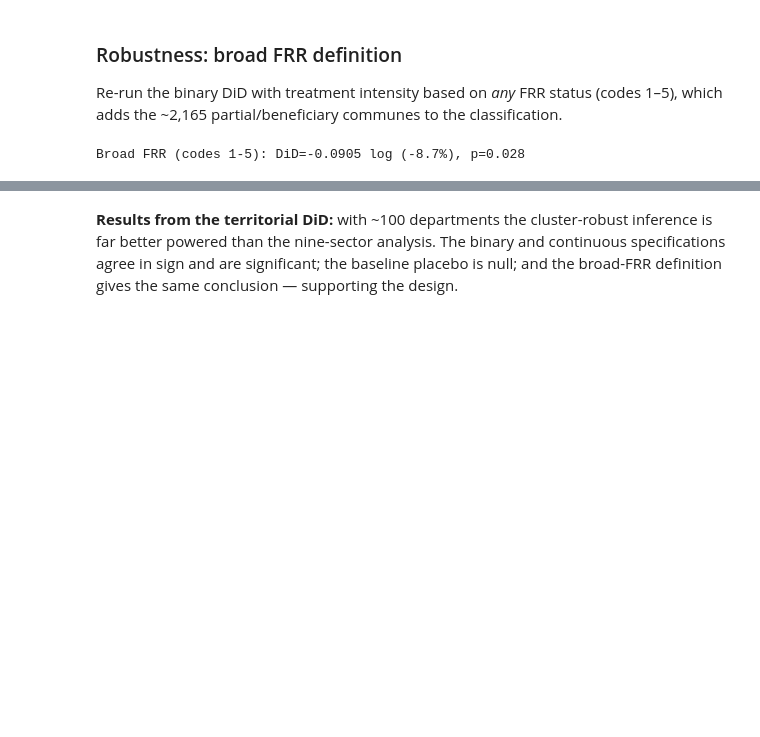
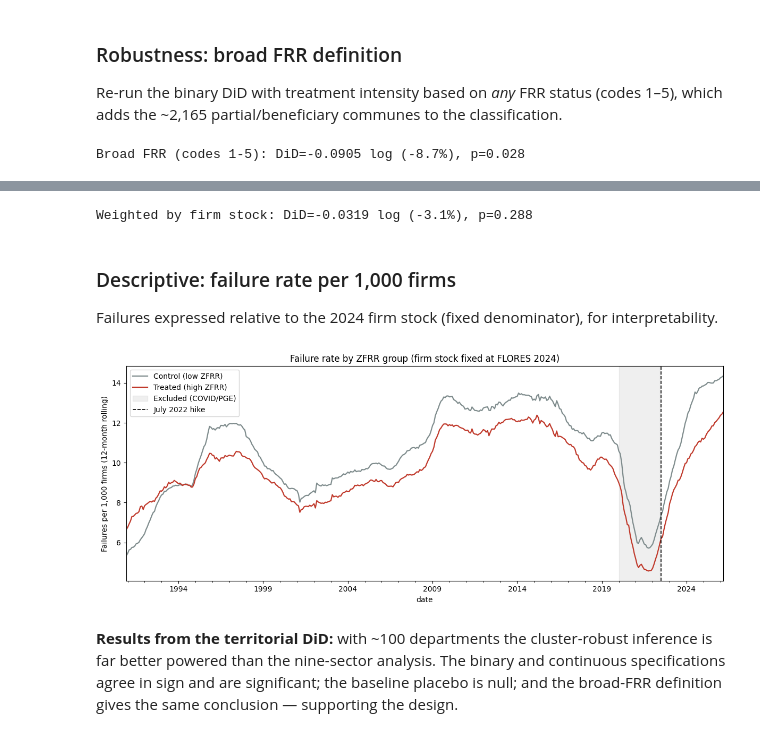
Before and after one commit to nilsgdc/ecb-rate-shock-sme-failures, a Jupyter notebook: notebooks/04_territorial.ipynb, the cells around one changed output, grey strips where cells are left out. Drawn from its saved outputs; the diff is of its cells as text; code cells hidden in the pictures; blank space fills up the shorter version.

Commit message:
Weight the territorial estimate by firm counts

```diff
--- a/notebooks/04_territorial.ipynb
+++ b/notebooks/04_territorial.ipynb
@@ -139,3 +142,36 @@ Broad FRR (codes 1-5): DiD=-0.0905 log (-8.7%), p=0.028
+# %%
+firm = load_firm_counts_by_department()
+s2 = s.copy()
+s2['firm_count'] = s2['dept'].map(firm)
+s2 = s2.dropna(subset=['firm_count'])
+mw = smf.wls('log_failures ~ C(dept) + post + did', data=s2, weights=s2['firm_count']).fit(
+    cov_type='cluster', cov_kwds={'groups': s2['dept']})
+print(f"Weighted by firm stock: DiD={mw.params['did']:+.4f} log "
+      f"({np.expm1(mw.params['did'])*100:+.1f}%), p={mw.pvalues['did']:.3f}")
+# %% [output]
+Weighted by firm stock: DiD=-0.0319 log (-3.1%), p=0.288
+# %% [markdown]
+### Descriptive: failure rate per 1,000 firms
+Failures expressed relative to the 2024 firm stock (fixed denominator), for interpretability.
+# %%
+r = panel.copy()
+r['firm_count'] = r['dept'].map(firm)
+r = r[(r['firm_count'] > 0) & (r['failures'] > 0)]
+r['rate'] = r['failures'] / r['firm_count'] * 1000
+gr = (r.groupby([r['date'], 'treated'])['rate'].mean()
+      .unstack().rename(columns={1: 'Treated (high ZFRR)', 0: 'Control (low ZFRR)'}))
+fig, ax = plt.subplots(figsize=(12, 5))
+gr.plot(ax=ax, color={'Treated (high ZFRR)': '#c0392b', 'Control (low ZFRR)': '#7f8c8d'}, lw=1.6)
+ax.axvspan(cleaning.COVID_START, cleaning.COVID_END, alpha=0.12, color='gray', label='Excluded (COVID/PGE)')
+ax.axvline(cleaning.ECB_FIRST_HIKE, color='black', ls='--', lw=1.2, label='July 2022 hike')
+ax.set_ylabel('Failures per 1,000 firms (12-month rolling)')
+ax.set_title('Failure rate by ZFRR group (firm stock fixed at FLORES 2024)')
+ax.legend()
+plt.tight_layout()
+plt.savefig('../outputs/dept_failure_rate.png', dpi=150, bbox_inches='tight')
+plt.show()
+# %% [output]
+[figure, added]
 # %% [markdown]
 **Results from the territorial DiD:** with ~100 departments the cluster-robust inference is far better powered than the nine-sector analysis. The binary and continuous specifications agree in sign and are significant; the baseline placebo is null; and the broad-FRR definition gives the same conclusion — supporting the design.
 # %% [markdown]
```
Also changed, not shown: parts of 2 cells of this notebook, 3 other files.
